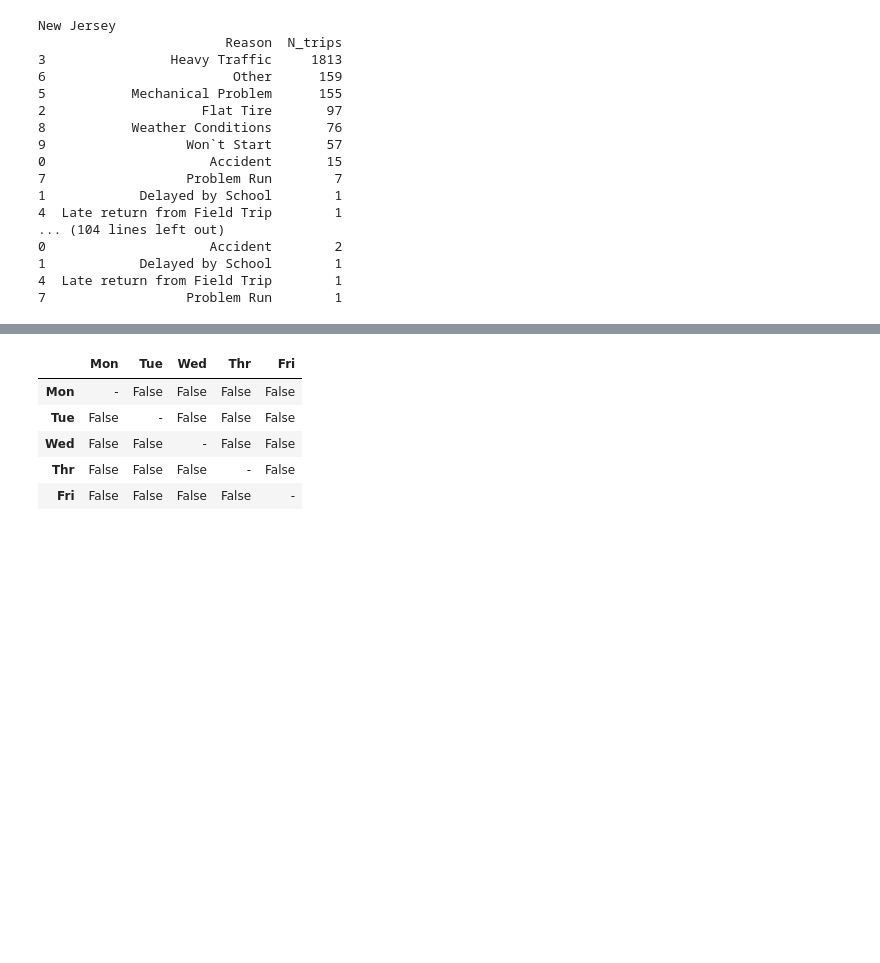
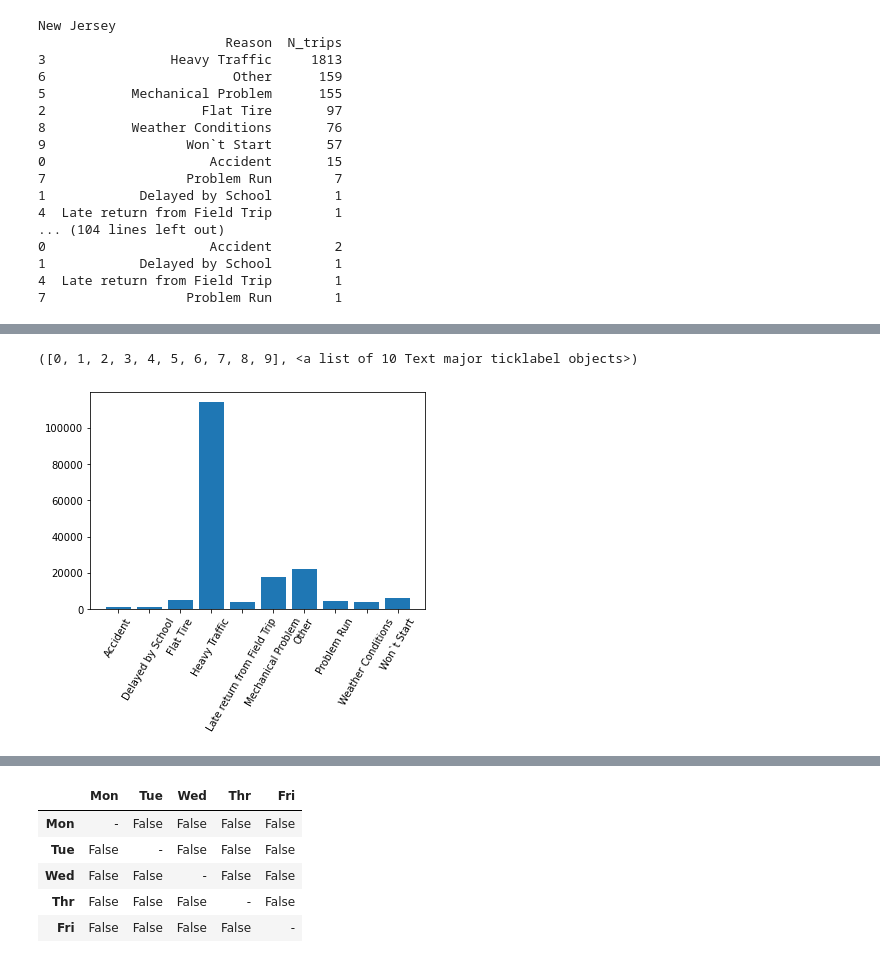
Before and after one commit to kylintq/Bus-breakdown, a Jupyter notebook: BUS data.ipynb, the cells around one changed output, grey strips where cells are left out. Saved outputs shown, nothing was run; the diff lists cells and outputs as text; code cells hidden in the pictures; blank space fills up the shorter version.

```diff
--- a/BUS data.ipynb
+++ b/BUS data.ipynb
@@ -196,0 +200,8 @@ plt.bar(bus_hour.hour,bus_hour.N_trips)
+# %%
+bus_hour_reason = df[['hour','Reason','Breakdown_or_Running_Late']].groupby(['hour','Reason'],as_index = False).count()
+bus_hour_reason.rename(columns={'Breakdown_or_Running_Late':'N_trips'}, inplace=True)
+plt.bar(bus_hour_reason.Reason,bus_hour_reason.N_trips)
+plt.xticks(rotation=60)
+# %% [output]
+([0, 1, 2, 3, 4, 5, 6, 7, 8, 9], <a list of 10 Text major ticklabel objects>)
+[figure, added]
```
Also changed, not shown: parts of 21 cells of this notebook.
